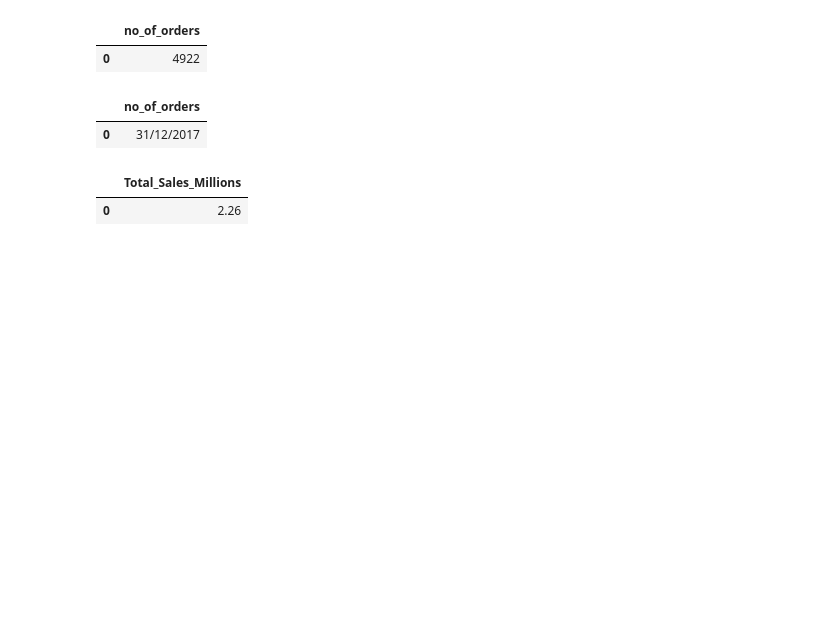
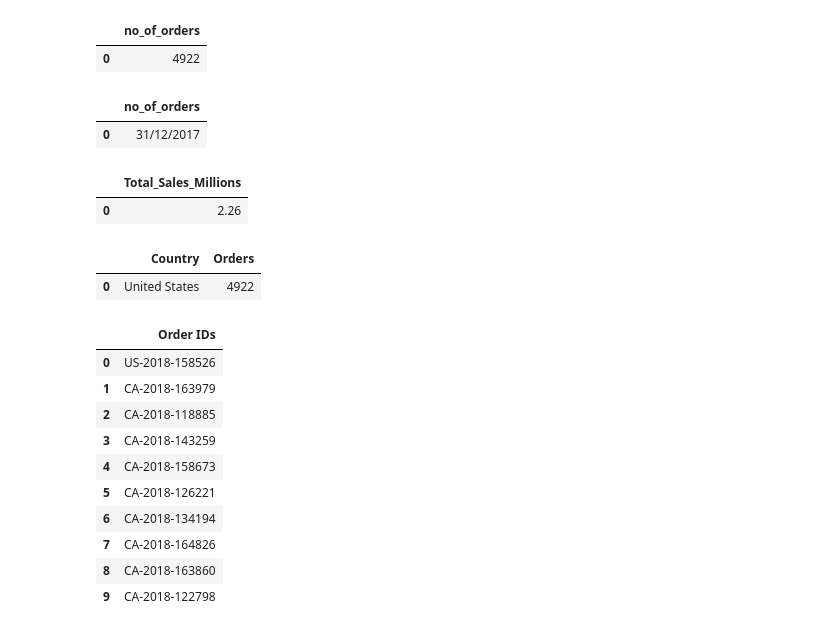
Before and after one commit to RisheedharVarma/SQL-Assignments, a Jupyter notebook: Assignment_1_sales.ipynb, the cells around one changed output. Drawn from its saved outputs; the diff is of its cells as text; code cells hidden in the pictures; blank space fills up the shorter version.

```diff
--- a/Assignment_1_sales.ipynb
+++ b/Assignment_1_sales.ipynb
@@ -236,3 +236,55 @@ df
 # %% [output]
 |  | Total_Sales_Millions |
 | 0 | 2.26 |
+# %%
+
+# Question 6 : Count the number of orders for each country.
+
+sql_code =  """
+SELECT
+    [Country], COUNT( DISTINCT [Order ID]) as Orders
+FROM sales
+GROUP BY [Country]
+"""
+# Cursor Object
+cursor_obj=connection_obj.cursor()
+cursor_obj.execute(sql_code) # executes the code
+results = cursor_obj.fetchall()
+
+df=pd.DataFrame(results,columns=['Country','Orders'])
+df
+# %% [output]
+|  | Country | Orders |
+| 0 | United States | 4922 |
+# %%
+
+# Question 7 : Retrieve the top 10 order IDs of orders shipped in 2019 based on sales.
+
+sql_code =  """
+SELECT
+    [Order ID]
+FROM sales
+where [Ship Date] like '%2019%'
+group by [Order ID]
+order by SUM([sales]) DESC
+limit 10
+"""
+# Cursor Object
+cursor_obj=connection_obj.cursor()
+cursor_obj.execute(sql_code) # executes the code
+results = cursor_obj.fetchall()
+
+df=pd.DataFrame(results,columns=['Order IDs'])
+df
+# %% [output]
+|  | Order IDs |
+| 0 | US-2018-158526 |
+| 1 | CA-2018-163979 |
+| 2 | CA-2018-118885 |
+| 3 | CA-2018-143259 |
+| 4 | CA-2018-158673 |
+| 5 | CA-2018-126221 |
+| 6 | CA-2018-134194 |
+| 7 | CA-2018-164826 |
+| 8 | CA-2018-163860 |
+| 9 | CA-2018-122798 |
```
Also changed, not shown: parts of 5 cells of this notebook.
